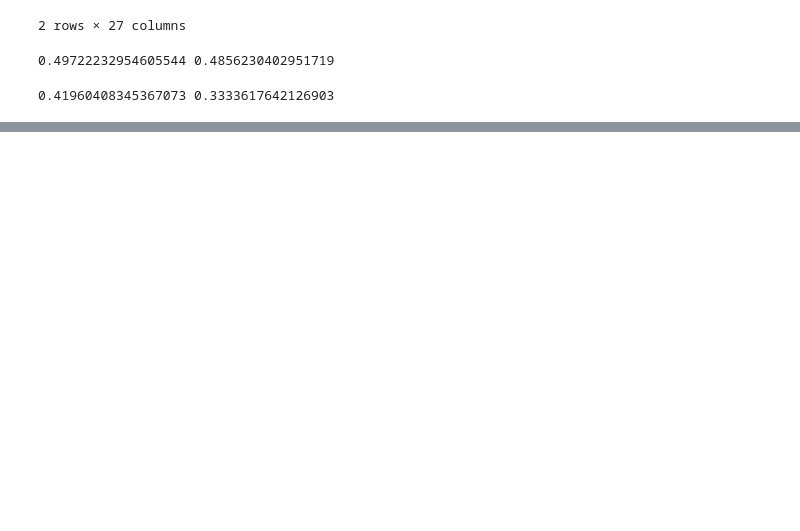
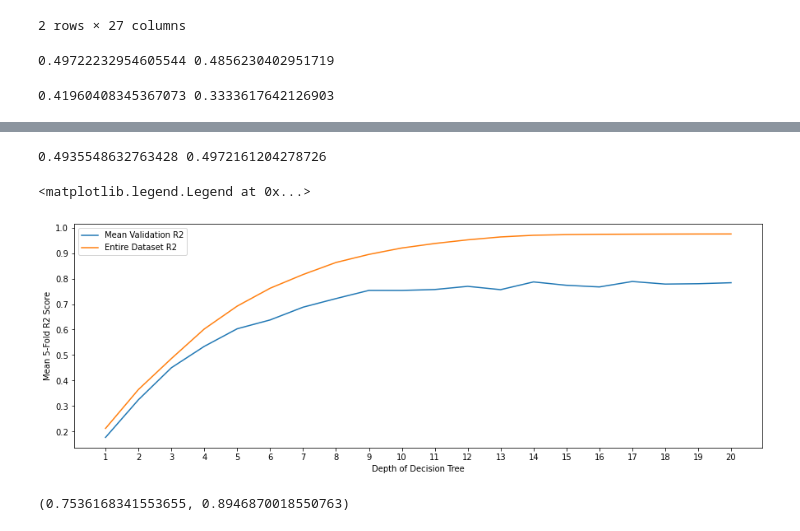
Before and after one commit to QiyunC/Citadel-Datathon-2021, a Jupyter notebook: Model_merged.ipynb, the cells around one changed output, grey strips where cells are left out. Drawn from its saved outputs; the diff is of its cells as text; code cells hidden in the pictures; blank space fills up the shorter version.

```diff
--- a/Model_merged.ipynb
+++ b/Model_merged.ipynb
@@ -207,0 +242,71 @@ print(np.mean(train_acc_lst_m2), np.mean(test_acc_lst_m2))
+# %%
+# Model: Ridge Linear Regression
+# Data: Original Features
+
+from sklearn import linear_model
+from sklearn.model_selection import train_test_split
+
+coefficients_5 = []
+# Record Average Train and Validation Accuracy
+train_acc_lst_m5, test_acc_lst_m5 = [], []
+for i in range(20):
+    X_m5_train, X_m5_test,Y_m5_train, Y_m5_test = train_test_split(X_m1, Y_m1, test_size =0.2)
+    lr_model = linear_model.Ridge(alpha=1.0,max_iter=100000,tol=1e-1)
+    lr_model.fit(X_m5_train, Y_m5_train)
+    coefficients_5.append(lr_model.coef_)
+    train_acc_lst_m5.append(lr_model.score(X_m5_train, Y_m5_train))
+    test_acc_lst_m5.append(lr_model.score(X_m5_test, Y_m5_test))
+train_acc_lst_m5, test_acc_lst_m5 = np.array(train_acc_lst_m5), np.array(test_acc_lst_m5)
+print(np.mean(train_acc_lst_m5), np.mean(test_acc_lst_m5))
+ridge = pd.DataFrame({'Feature':X_m1_train.columns,
+              'mean coefficients' : sum(coefficients_5)/len(coefficients_5)})
+ridge.to_csv("ridge_coeffi.csv",index=False)
+# %% [output]
+0.4935548632763428 0.4972161204278726
+# %%
+# Model: Decision Tree
+# Data: Original features
+
+import matplotlib.pyplot as plt
+from sklearn.model_selection import KFold
+from sklearn.model_selection import cross_val_score
+from sklearn import tree
+from sklearn.tree import DecisionTreeRegressor, export_graphviz
+import graphviz
+from graphviz import Source
+
+np.random.seed(42)
+
+cv = 5
+d_lst = np.arange(1, 21)
+mean_acc_score = []
+total_acc_score_lst = []
+for d in d_lst:
+    # train-test split; calculate validation score
+    clf = DecisionTreeRegressor(max_depth=d)
+    clf_score = cross_val_score(clf, X_m1, Y_m1, cv=cv) # scoring="R2" by default
+#     print("d, clf_score", d, clf_score)
+    # whole dataset
+    clf = DecisionTreeRegressor(max_depth=d)
+    clf.fit(X_m1, Y_m1)
+    total_acc = clf.score(X_m1, Y_m1)
+    mean_clf_score = np.mean(clf_score)
+    mean_acc_score.append(mean_clf_score)
+    total_acc_score_lst.append(total_acc)
+
+fig, ax = plt.subplots(figsize=(15,5))
+ax.plot(d_lst, mean_acc_score, label = "Mean Validation R2")
+ax.plot(d_lst, total_acc_score_lst, label = "Entire Dataset R2")
+
+ax.set_xlabel('Depth of Decision Tree')
+ax.set_ylabel('Mean %d-Fold R2 Score' % cv)
+ax.set_xticks(d_lst)
+ax.set_ylim(plt.ylim())
+ax.legend()
+# %% [output]
+<matplotlib.legend.Legend at 0x...>
+[figure, added]
+# %%
+mean_acc_score [8], total_acc_score_lst[8]
+# %% [output]
+(0.7536168341553655, 0.8946870018550763)
```
Also changed, not shown: parts of 7 cells of this notebook.
